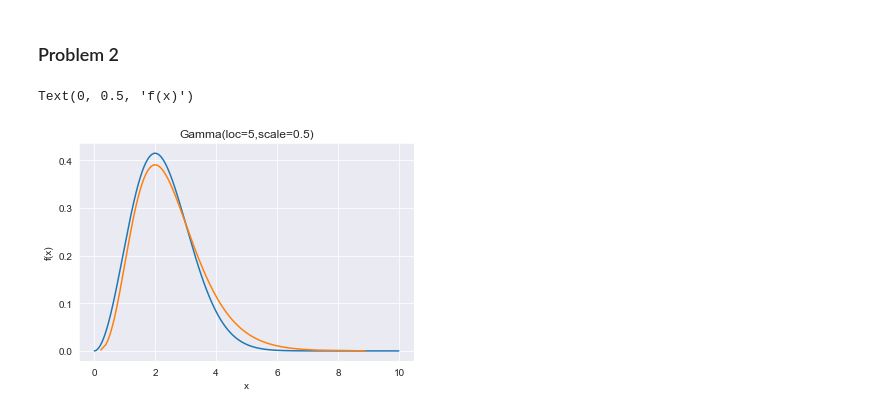
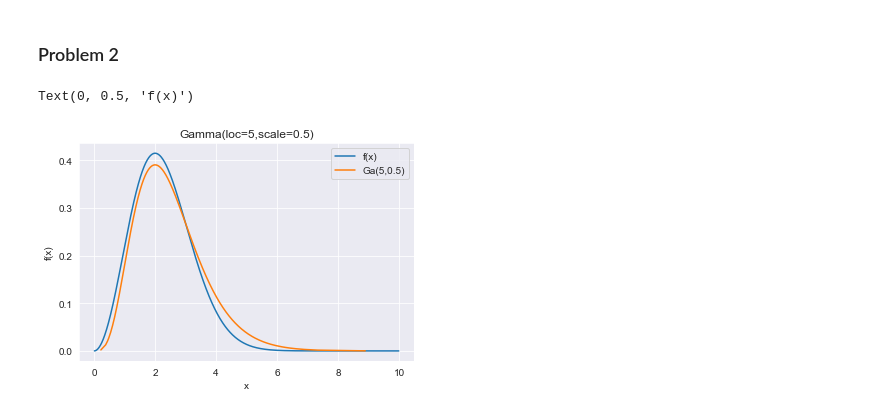
Before and after one commit to uwcheah/Main, a Jupyter notebook: montecarlo/FinalExam.ipynb, the cells around one changed output. Saved outputs shown, nothing was run; the diff lists cells and outputs as text; code cells hidden in the pictures.

```diff
--- a/montecarlo/FinalExam.ipynb
+++ b/montecarlo/FinalExam.ipynb
@@ -161,19 +172,19 @@ u_x = lambda x: u_dist.pdf(x)
 # %%
 # plotting distriution function
 x = np.arange(start=0.01,stop=10,step=0.01)
 y = f_x(x,2)
-ax_p2 = sns.lineplot(x=x,y=y)
+ax_p2 = sns.lineplot(x=x,y=y,label='f(x)')
 
 # plot a gamma function
 dist_x = sp.gamma(a=5,scale=0.5)
 x = dist_x.ppf(np.linspace(0.0001,0.9999,1000))
 y = dist_x.pdf(x)
-ax_p2= sns.lineplot(x=x,y=y,ax=ax_p2)
+ax_p2= sns.lineplot(x=x,y=y,ax=ax_p2,label='Ga(5,0.5)')
 ax_p2.set_title('Gamma(loc=5,scale=0.5)')
 ax_p2.set_xlabel('x')
 ax_p2.set_ylabel('f(x)')
 # %% [output]
 Text(0, 0.5, 'f(x)')
-[figure, old version]
+[figure, new version]
 # %%
 # calculatng the integral for E(X^2) - h(x)
```
Also changed, not shown: parts of 18 cells of this notebook, 1 other file.
